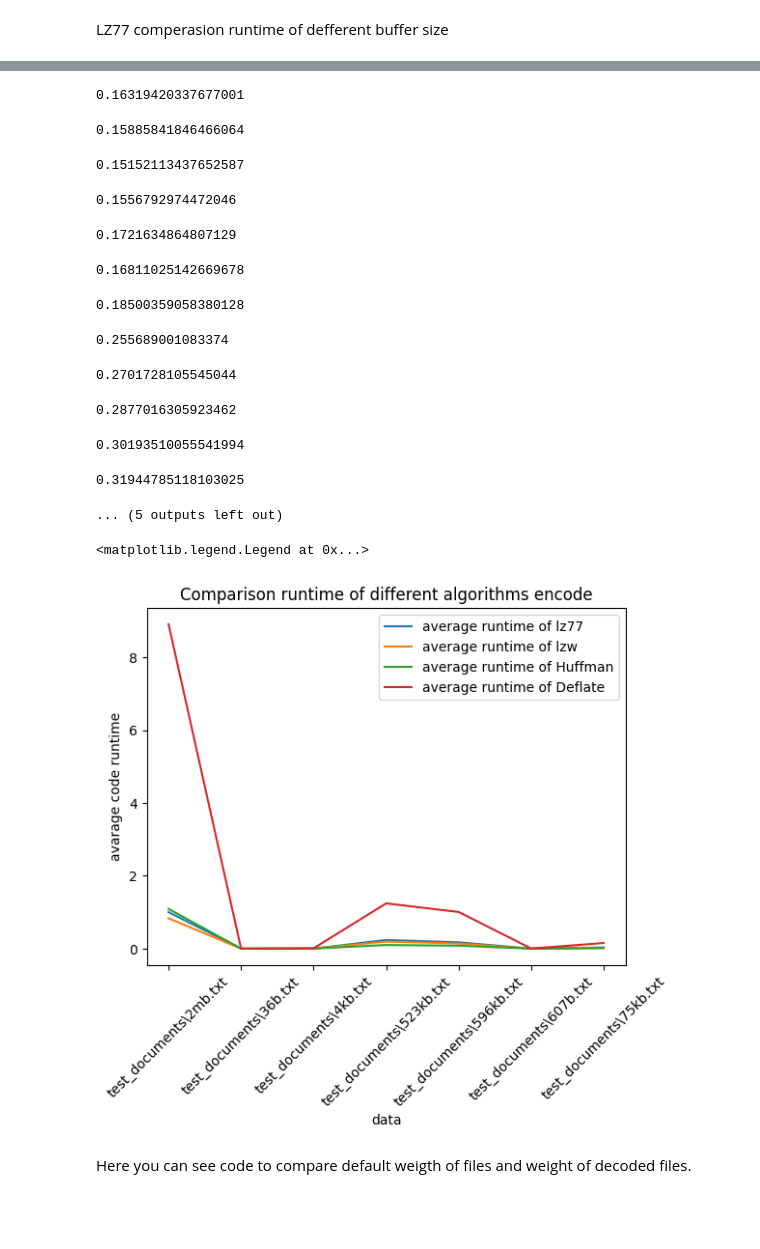
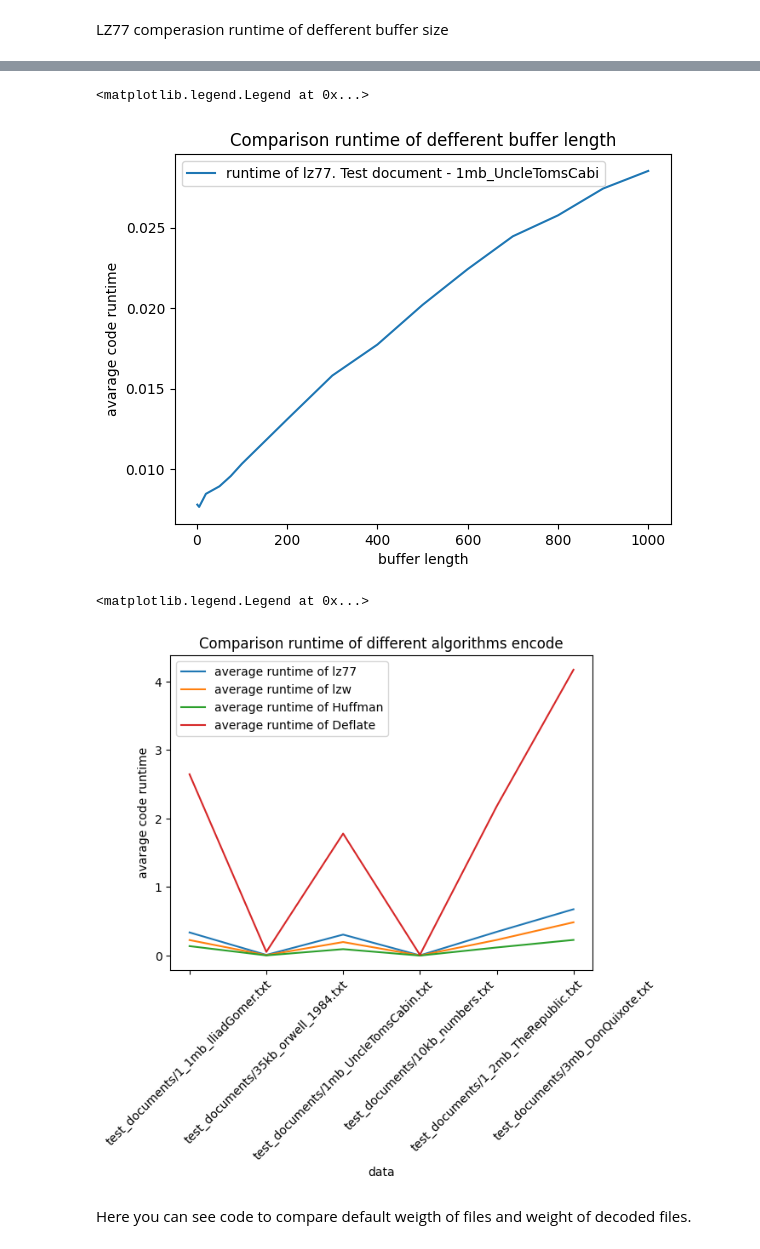
Before and after one commit to BohdanPavliuk/Algorithms_zip, a Jupyter notebook: invastigation.ipynb, the cells around one changed output, grey strips where cells are left out. Saved outputs shown, nothing was run; the diff lists cells and outputs as text; code cells hidden in the pictures; blank space fills up the shorter version.

```diff
--- a/invastigation.ipynb
+++ b/invastigation.ipynb
@@ -146,12 +147,11 @@ class LZ77:
         return (offset, length, next, (buffer + message)[-self.buffer_length:], position + 1)
 # %%
 class Lzw:
-    def __init__(self):
+
+    def encode(self, sequence):
         self.dict_encodes = dict()
         self.dict_rough_encodes = dict()
         self.codes = list()
-
-    def encode(self, sequence):
         code_number = 0
         start = 0
         end = 2
@@ -238,11 +238,15 @@ class Deflate(LZ77, Huffman_code):
 
 
     def deflate_encode(self, data):
+        self.stats = []
+        self.codes = {}
         test = self.compress(data)
         to_analyse = []
 
-        for i in test:
-            to_analyse += list(i)
+        for off, lenth, next in test:
+            to_analyse.append(off)
+            to_analyse.append(lenth)
+            to_analyse.append(next)
 
         return self.calculate_encode(to_analyse)
 
@@ -259,7 +263,7 @@ class Deflate(LZ77, Huffman_code):
 Checking of correct working on novel "ChornaRada"
 Length of buffer for LZ77 and Deflate - 100
 # %%
-with open('test_documents/596kb.txt', encoding='utf-8') as file: #It's txt file of Hunter games
+with open('test_documents/35kb_orwell_1984.txt', encoding='utf-8') as file: #It's txt file of Hunter games
     data = file.read()
 
 lzw = Lzw()
@@ -318,31 +310,20 @@ os.listdir('test_files')
 # %%
 buffers_length = [1, 5, 20, 50, 75, 100, 200, 300, 400,  500, 600, 700, 800, 900, 1000]
 own_times = []
-with open('ChornaRada.txt', encoding='utf-8') as file:
+with open('test_documents/35kb_orwell_1984.txt', encoding='utf-8') as file:
   data = file.read()
 for buf_length in buffers_length:
   own_time = comparison_lz77(buf_length, data)
   own_times.append(own_time)
 
-plt.plot(buffers_length, own_times, label ='runtime of lz77. Test document - Chorna Rada')
+plt.plot(buffers_length, own_times, label ='runtime of lz77. Test document - 1mb_UncleTomsCabi')
 plt.xlabel('buffer length')
 plt.ylabel('avarage code runtime')
 plt.title("Comparison runtime of defferent buffer length")
 plt.legend()
 # %% [output]
-0.16319420337677001
+<matplotlib.legend.Legend at 0x...>
-0.15885841846466064
-0.15152113437652587
-0.1556792974472046
-0.1721634864807129
-0.16811025142669678
-0.18500359058380128
-0.255689001083374
-0.2701728105545044
-0.2877016305923462
-0.30193510055541994
-0.31944785118103025
-... (5 outputs left out)
+[figure, added]
 # %%
 def Encode_algo(data):
   NUM_OF_ITERATIONS = 10
@@ -480,34 +461,34 @@ def runtime_algo(data):
 # %%
 datas = os.listdir('test_documents')
 datas = [os.path.join('test_documents', data) for data in datas if '.txt' in data]
 times_lz77 = []
 times_lzw = []
 times_huffman = []
 times_deflate = []
 for data in datas:
     if '.txt' not in data:
         continue
-    with open(data, encoding='utf-8') as file:
+    with open(data, encoding='utf-8', errors='ignore') as file:
         data = file.read()
     time_lz77, time_lzw, time_huffman, time_deflate = Encode_algo(data)
     times_lz77.append(time_lz77)
     times_lzw.append(time_lzw)
     times_huffman.append(time_huffman)
     times_deflate.append(time_deflate)
 
 plt.plot(datas, times_lz77, label ='average runtime of lz77')
 plt.plot(datas, times_lzw, label ='average runtime of lzw')
 plt.plot(datas, times_huffman, label ='average runtime of Huffman')
 plt.plot(datas, times_deflate, label ='average runtime of Deflate')
 plt.xticks(rotation=45)
 
 plt.xlabel('data')
 plt.ylabel('avarage code runtime')
 plt.title("Comparison runtime of different algorithms encode")
 plt.legend()
 # %% [output]
 <matplotlib.legend.Legend at 0x...>
-[figure, old version]
+[figure, new version]
 # %% [markdown]
 Here you can see code to compare default weigth of files and weight of decoded files.
 # %%
```
Also changed, not shown: parts of 8 cells of this notebook, 6 other files.
